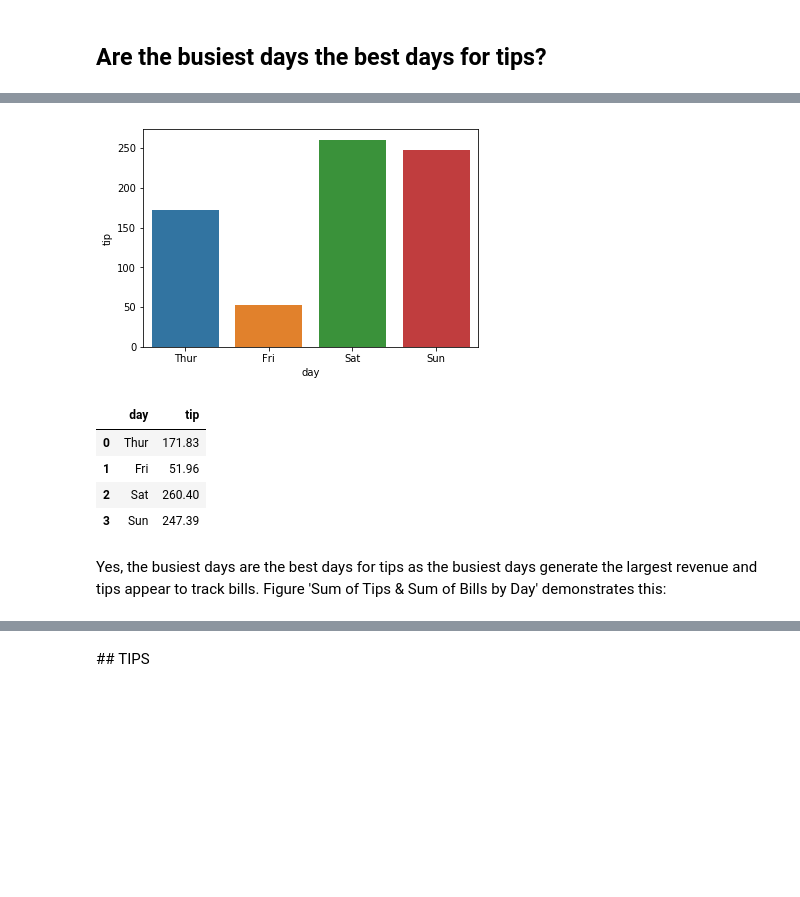
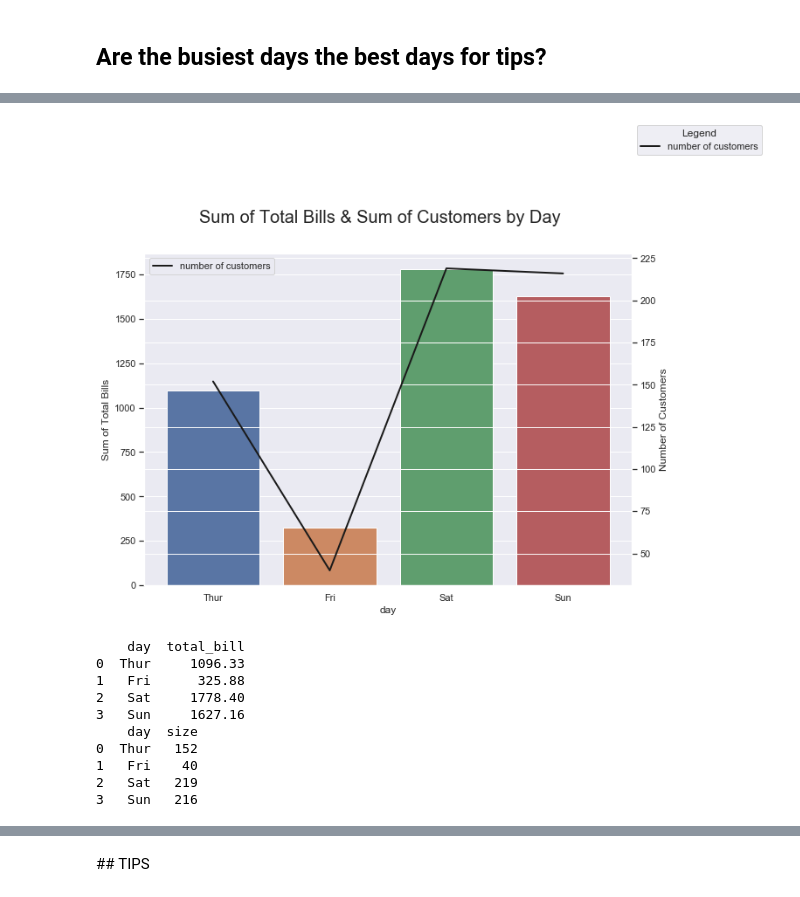
Before and after one commit to fionaoriordan/52446_19_tips, a Jupyter notebook: tips_notebook.ipynb, the cells around one changed output, grey strips where cells are left out. Saved outputs shown, nothing was run; the diff lists cells and outputs as text; code cells hidden in the pictures; blank space fills up the shorter version.

Commit message:
Updating Sum of bills by customer

```diff
--- a/tips_notebook.ipynb
+++ b/tips_notebook.ipynb
@@ -223,22 +235,60 @@ df_grp4
-# %%
-#Adapted from : https://stackoverflow.com/a/56881800
-#create groupby dataframe grouping by day & sum of the tips, reset the index.
-df_2 = df.groupby(['day'])['tip'].sum().reset_index()
-# Create barplot with the sum of the tips by day.
-ax = sns.barplot(x='day', y='tip', data=df_2, ci=None, estimator=sum)
-# show the plot
-plt.show()
-#take a peak at the data.
-df_2.head()
-# %% [output]
-[figure, removed]
-|  | day | tip |
-| 0 | Thur | 171.83 |
-| 1 | Fri | 51.96 |
-| 2 | Sat | 260.40 |
-| 3 | Sun | 247.39 |
-# %% [markdown]
-Yes, the busiest days are the best days for tips as the busiest days generate the largest revenue and tips appear to track bills. Figure 'Sum of Tips & Sum of Bills by Day' demonstrates this:
+# %%
+df_3 = df.groupby(['day'])['total_bill'].sum().reset_index()
+
+#create a figure
+fig2 = plt.figure()
+
+#create a bar plot for df_grp2 .i.e. plot sum of the tips on y axis 2 by day
+# Create barplot with the sum of the tips by day.
+axa = sns.barplot(x='day', y='total_bill',
+                  #ci=None, estimator=sum,
+                  data=df_3
+                  )
+#  set the y label for axa plot
+axa.set(ylabel='Sum of Total Bills')
+# Adapted from : https://stackoverflow.com/a/47592107
+#df_grp2 and df_grp3 plots share the same x axis but different y axis.
+axb = axa.twinx()
+#create a line plot for df_gp1 .i.e. plot sum of the tips on y axis 1 by day
+axb = sns.lineplot(x = "day", y = "size", color="k", linewidth=2,
+                   label = 'number of customers',
+                   #ci=None, estimator=sum,
+                   data = df_grp4)
+
+axb.set(ylabel='Number of Customers')
+# create a twin plot of ax1 and called it ax2
+
+#if you want to not aggregate the data, then use
+
+
+#Adapted from : https://dev.to/skotaro/artist-in-matplotlib---something-i-wanted-to-know-before-spending-tremendous-hours-on-googling-how-tos--31oo
+#Adding a legend at the figure level
+fig2.legend(loc='upper left', bbox_to_anchor=(1,1.4),
+           bbox_transform=axa.transAxes, title='Legend')
+#Add a figure title & adjust font size
+fig2.suptitle("Sum of Total Bills & Sum of Customers by Day", fontsize = 20)
+
+
+#tidy up the display
+plt.show()
+
+#TO DO ****************************
+# Create one output to show df_grp2 & df_grp4
+# ********************************************
+print(df_3)
+print(df_grp4)
+# %% [output]
+[figure, added]
+    day  total_bill
+0  Thur     1096.33
+1   Fri      325.88
+2   Sat     1778.40
+3   Sun     1627.16
+    day  size
+0  Thur   152
+1   Fri    40
+2   Sat   219
+3   Sun   216
 # %%
 # create another data frame to sum bill by day
 df_3 = df.groupby(['day'])['total_bill'].sum().reset_index()
```
Also changed, not shown: parts of 3 cells of this notebook.
